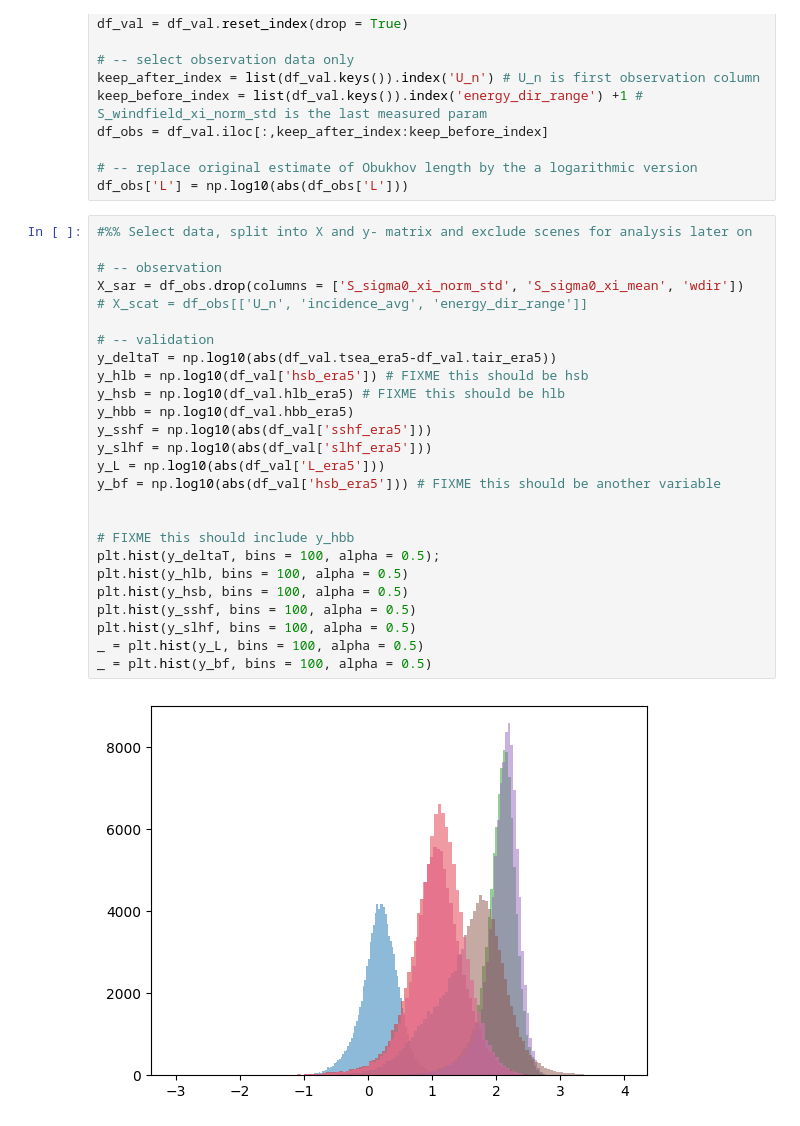
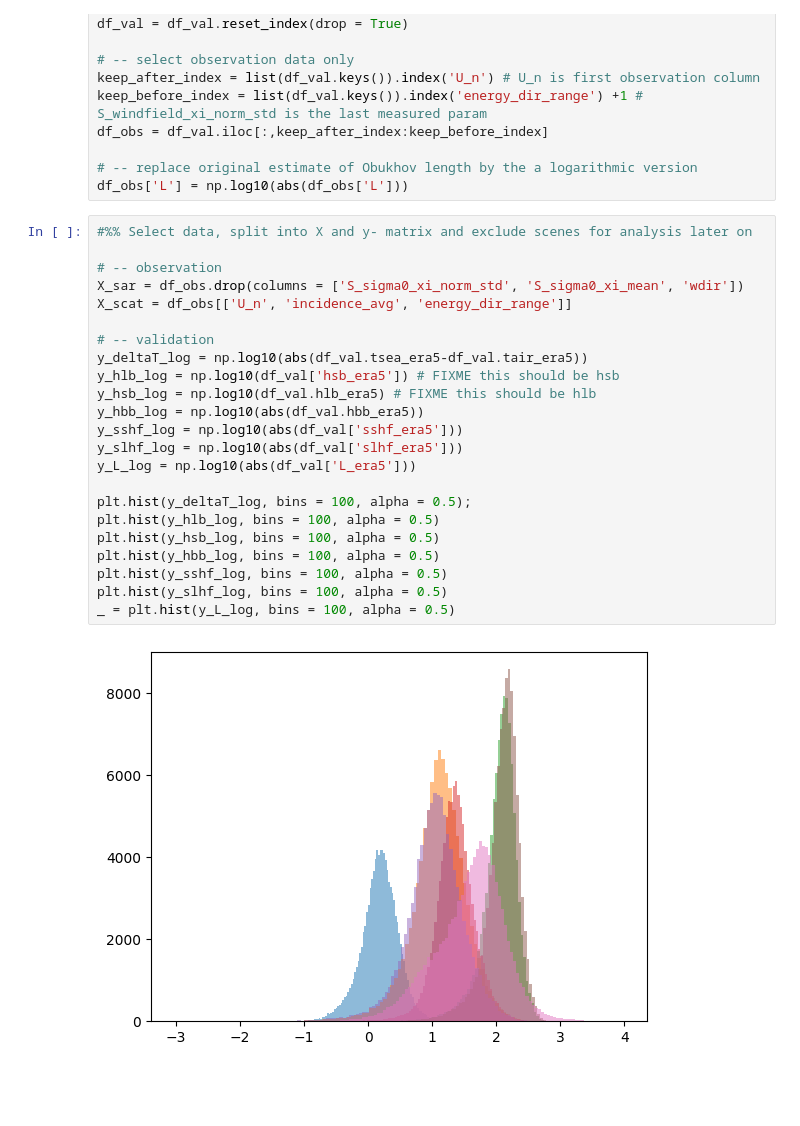
Before and after one commit to owenodriscoll/AutoML, a Jupyter notebook: examples/analysis_rolls_cells.ipynb, the cells around one changed output. Saved outputs shown, nothing was run; the diff lists cells and outputs as text; blank space fills up the shorter version.

```diff
--- a/examples/analysis_rolls_cells.ipynb
+++ b/examples/analysis_rolls_cells.ipynb
@@ -58,28 +58,25 @@ df_obs['L'] = np.log10(abs(df_obs['L']))
 # %%
 #%% Select data, split into X and y- matrix and exclude scenes for analysis later on
 
 # -- observation
 X_sar = df_obs.drop(columns = ['S_sigma0_xi_norm_std', 'S_sigma0_xi_mean', 'wdir'])
-# X_scat = df_obs[['U_n', 'incidence_avg', 'energy_dir_range']]
+X_scat = df_obs[['U_n', 'incidence_avg', 'energy_dir_range']]
 
 # -- validation
-y_deltaT = np.log10(abs(df_val.tsea_era5-df_val.tair_era5))
-y_hlb = np.log10(df_val['hsb_era5']) # FIXME this should be hsb
-y_hsb = np.log10(df_val.hlb_era5) # FIXME this should be hlb
-y_hbb = np.log10(df_val.hbb_era5)
-y_sshf = np.log10(abs(df_val['sshf_era5']))
-y_slhf = np.log10(abs(df_val['slhf_era5']))
-y_L = np.log10(abs(df_val['L_era5']))
-y_bf = np.log10(abs(df_val['hsb_era5'])) # FIXME this should be another variable
+y_deltaT_log = np.log10(abs(df_val.tsea_era5-df_val.tair_era5))
+y_hlb_log = np.log10(df_val['hsb_era5']) # FIXME this should be hsb
+y_hsb_log = np.log10(df_val.hlb_era5) # FIXME this should be hlb
+y_hbb_log = np.log10(abs(df_val.hbb_era5))
+y_sshf_log = np.log10(abs(df_val['sshf_era5']))
+y_slhf_log = np.log10(abs(df_val['slhf_era5']))
+y_L_log = np.log10(abs(df_val['L_era5']))
 
-
-# FIXME this should include y_hbb
-plt.hist(y_deltaT, bins = 100, alpha = 0.5);
-plt.hist(y_hlb, bins = 100, alpha = 0.5)
-plt.hist(y_hsb, bins = 100, alpha = 0.5)
-plt.hist(y_sshf, bins = 100, alpha = 0.5)
-plt.hist(y_slhf, bins = 100, alpha = 0.5)
-_ = plt.hist(y_L, bins = 100, alpha = 0.5)
-_ = plt.hist(y_bf, bins = 100, alpha = 0.5)
+plt.hist(y_deltaT_log, bins = 100, alpha = 0.5);
+plt.hist(y_hlb_log, bins = 100, alpha = 0.5)
+plt.hist(y_hsb_log, bins = 100, alpha = 0.5)
+plt.hist(y_hbb_log, bins = 100, alpha = 0.5)
+plt.hist(y_sshf_log, bins = 100, alpha = 0.5)
+plt.hist(y_slhf_log, bins = 100, alpha = 0.5)
+_ = plt.hist(y_L_log, bins = 100, alpha = 0.5)
 # %% [output]
-[figure, old version]
+[figure, new version]
```
Also changed, not shown: parts of 24 cells of this notebook.
